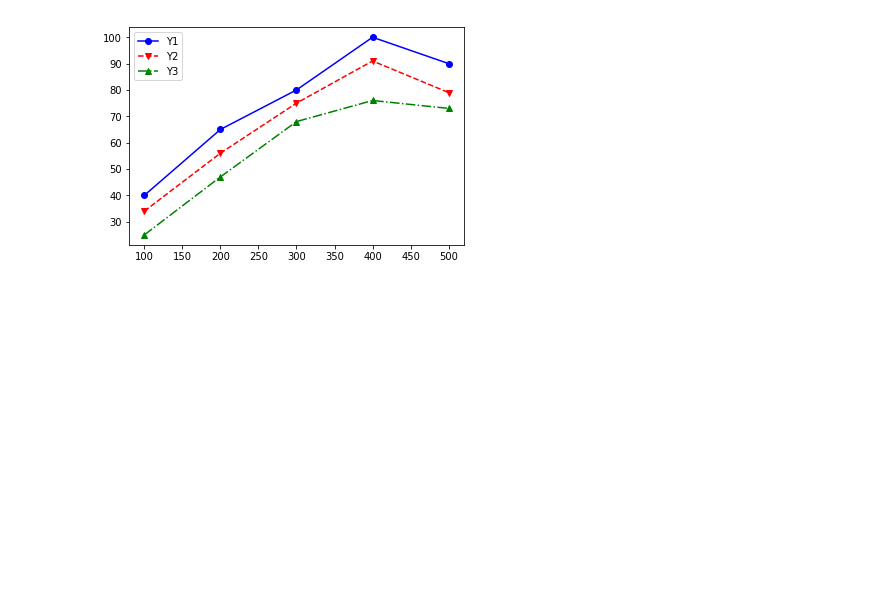
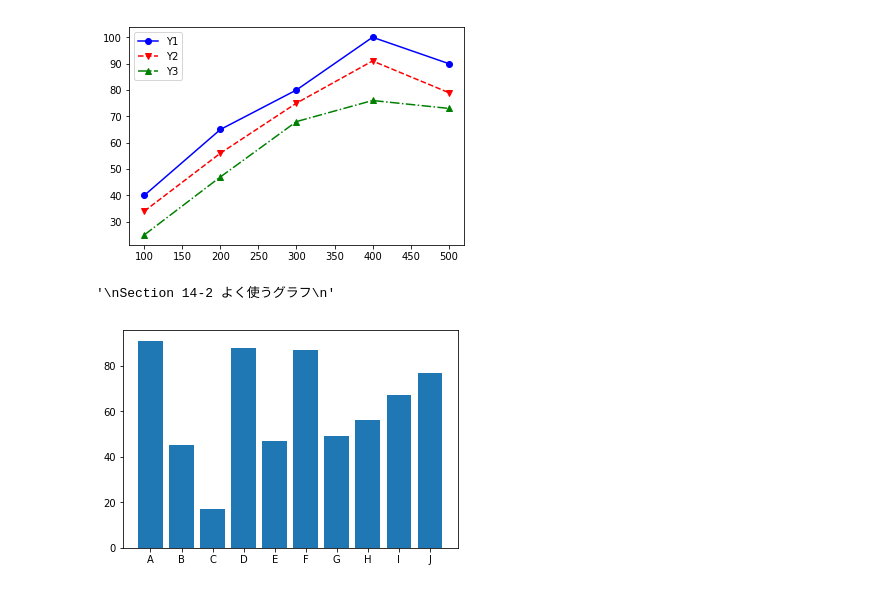
Before and after one commit to TsubasaYoshida/python_learning, a Jupyter notebook: src/graph_introduciton.ipynb, the cells around one changed output. Drawn from its saved outputs; the diff is of its cells as text; code cells hidden in the pictures; blank space fills up the shorter version.

```diff
--- a/src/graph_introduciton.ipynb
+++ b/src/graph_introduciton.ipynb
@@ -67,3 +67,18 @@ plt.legend(loc = "upper left")
 plt.show()
 # %% [output]
 [figure]
+# %%
+'''
+Section 14-2 よく使うグラフ
+'''
+# %% [output]
+'\nSection 14-2 よく使うグラフ\n'
+# %%
+import matplotlib.pyplot as plt
+labels = ["A", "B", "C", "D", "E", "F", "G", "H", "I", "J"]
+x_pos = range(0, 10)
+V = [91, 45, 17, 88, 47, 87, 49, 56, 67, 77]
+plt.bar(x_pos, V, tick_label = labels)
+plt.show()
+# %% [output]
+[figure, added]
```
Also changed, not shown: parts of 4 cells of this notebook.
